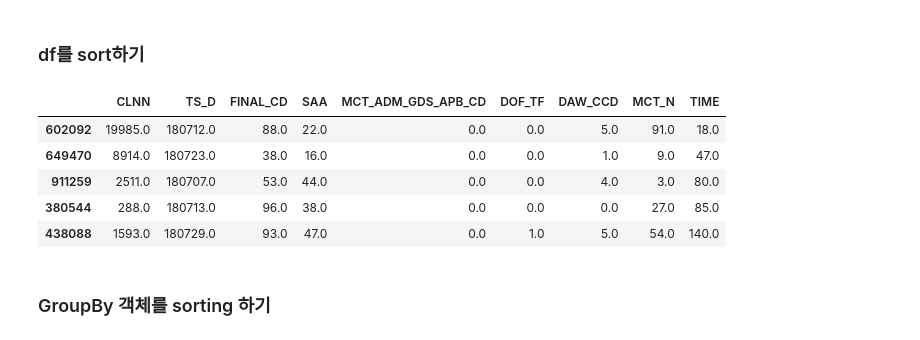
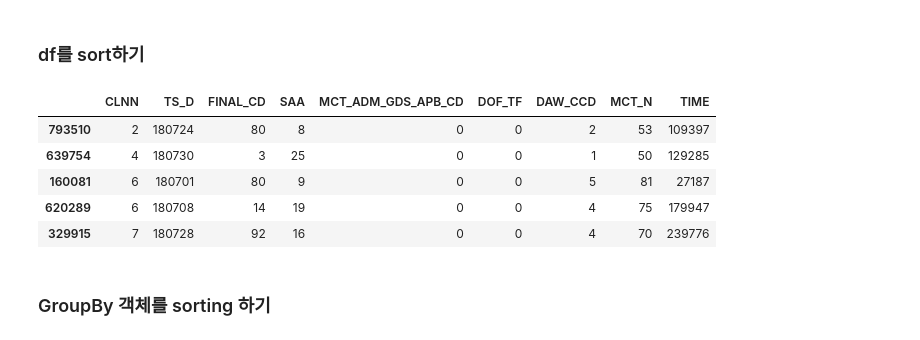
Before and after one commit to mchoimis/-, a Jupyter notebook: test-pandas.ipynb, the cells around one changed output. Saved outputs shown, nothing was run; the diff lists cells and outputs as text; code cells hidden in the pictures.

```diff
--- a/test-pandas.ipynb
+++ b/test-pandas.ipynb
@@ -71,16 +69,14 @@ array09 = np.random.randint(1, 240000, size=(num_txn, 1)) # TIME # 24h 시간 #
 # %%
-df = pd.DataFrame( np.column_stack([array01, array02, array03, array04, array05, array06, array07, array08, array09])
-                  , columns = ['CLNN', 'TS_D', 'FINAL_CD', 'SAA', 'MCT_ADM_GDS_APB_CD', 'DOF_TF', 'DAW_CCD', 'MCT_N', 'TIME'])
-
 df['CLNN'] = df['CLNN'].astype(int)
 df['TS_D'] = df['TS_D'].astype(int)
-df['FINAL_CD'] = pd.to_numeric(df['FINAL_CD']).astype(int)
-df['SAA'] = pd.to_numeric(df['SAA']).astype(int)
-df['MCT_ADM_GDS_APB_CD'] = pd.to_numeric(df['MCT_ADM_GDS_APB_CD']).astype(int)
-df['DOF_TF'] = pd.to_numeric(df['DOF_TF']).astype(int)
-df['DAW_CCD'] = pd.to_numeric(df['DAW_CCD']).astype(int)
-df['MCT_N'] = pd.to_numeric(df['MCT_N']).astype(int)
-df['TIME'] = pd.to_numeric(df['TIME']).astype(int)
+df['TS_D'] = pd.to_datetime(df['TS_D'], format='%y%m%d') # %Y는 4글자 연도
+df['FINAL_CD'] = df['FINAL_CD'].astype(int)
+df['SAA'] = df['SAA'].astype(int)
+df['MCT_ADM_GDS_APB_CD'] = df['MCT_ADM_GDS_APB_CD'].astype(int)
+df['DOF_TF'] = df['DOF_TF'].astype(int)
+df['DAW_CCD'] = df['DAW_CCD'].astype(int)
+df['MCT_N'] = df['MCT_N'].astype(int)
+df['TIME'] = df['TIME'].astype(int)
 # %%
 df.info()
 # %% [output]
@@ -295,0 +356,5 @@ Name: MCT_ADM_GDS_APB_CD, dtype: int64
+# %%
+# 시간대를 파싱하기
+df['HOUR'] = df['TIME']/10000
+df['HOUR'] = df.HOUR.astype(int)
+df.head(3)
@@ -352,14 +424,14 @@ plt.boxplot(grouped)
 # %% [markdown]
 ### df를 sort하기
 # %%
-df.sort_values(by=['MCT_ADM_GDS_APB_CD', 'TIME'], ascending=True).head()
+df.sort_values(by=['MCT_ADM_GDS_APB_CD', 'CLNN'], ascending=True).head()
 # %% [output]
 |  | CLNN | TS_D | FINAL_CD | SAA | MCT_ADM_GDS_APB_CD | DOF_TF | DAW_CCD | MCT_N | TIME |
-| 602092 | 19985.0 | 180712.0 | 88.0 | 22.0 | 0.0 | 0.0 | 5.0 | 91.0 | 18.0 |
-| 649470 | 8914.0 | 180723.0 | 38.0 | 16.0 | 0.0 | 0.0 | 1.0 | 9.0 | 47.0 |
-| 911259 | 2511.0 | 180707.0 | 53.0 | 44.0 | 0.0 | 0.0 | 4.0 | 3.0 | 80.0 |
-| 380544 | 288.0 | 180713.0 | 96.0 | 38.0 | 0.0 | 0.0 | 0.0 | 27.0 | 85.0 |
-| 438088 | 1593.0 | 180729.0 | 93.0 | 47.0 | 0.0 | 1.0 | 5.0 | 54.0 | 140.0 |
+| 793510 | 2 | 180724 | 80 | 8 | 0 | 0 | 2 | 53 | 109397 |
+| 639754 | 4 | 180730 | 3 | 25 | 0 | 0 | 1 | 50 | 129285 |
+| 160081 | 6 | 180701 | 80 | 9 | 0 | 0 | 5 | 81 | 27187 |
+| 620289 | 6 | 180708 | 14 | 19 | 0 | 0 | 4 | 75 | 179947 |
+| 329915 | 7 | 180728 | 92 | 16 | 0 | 0 | 4 | 70 | 239776 |
 # %% [markdown]
 ### GroupBy 객체를 sorting 하기
 # %%
```
Also changed, not shown: parts of 72 cells of this notebook, 4 other files.
